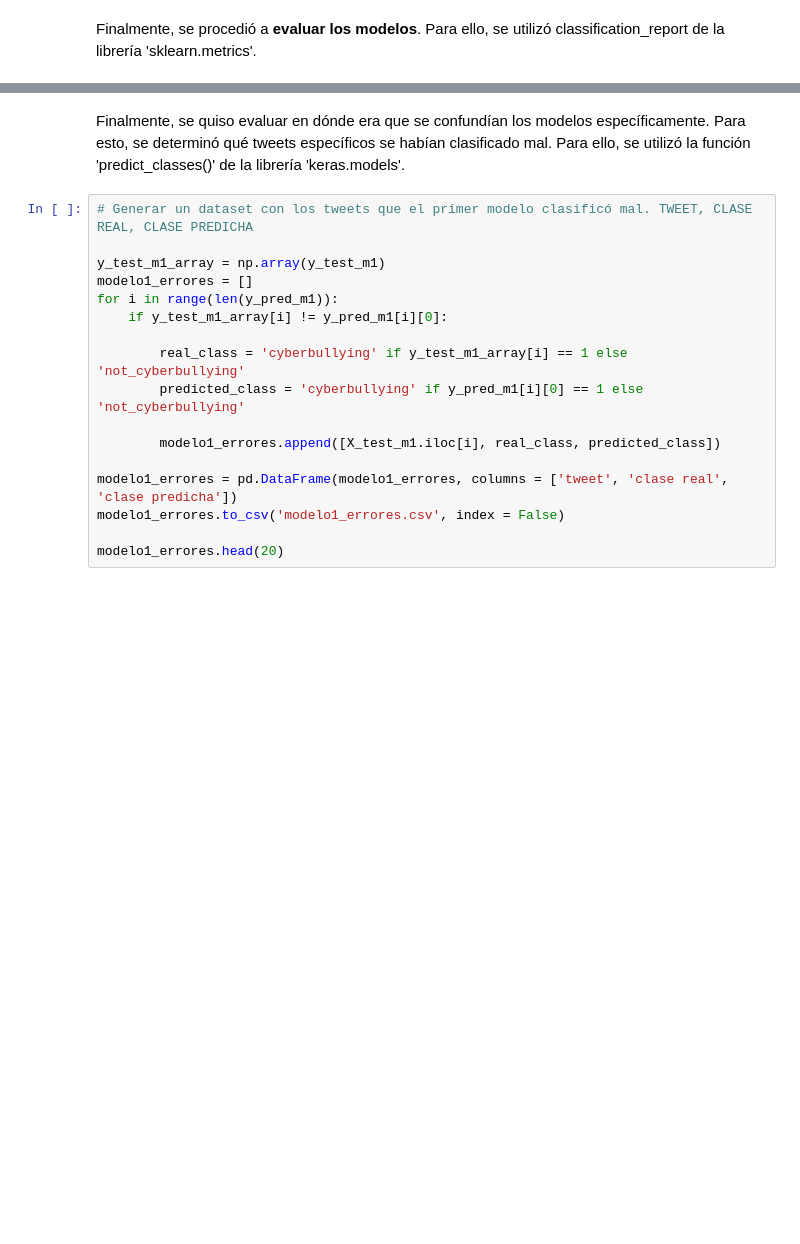
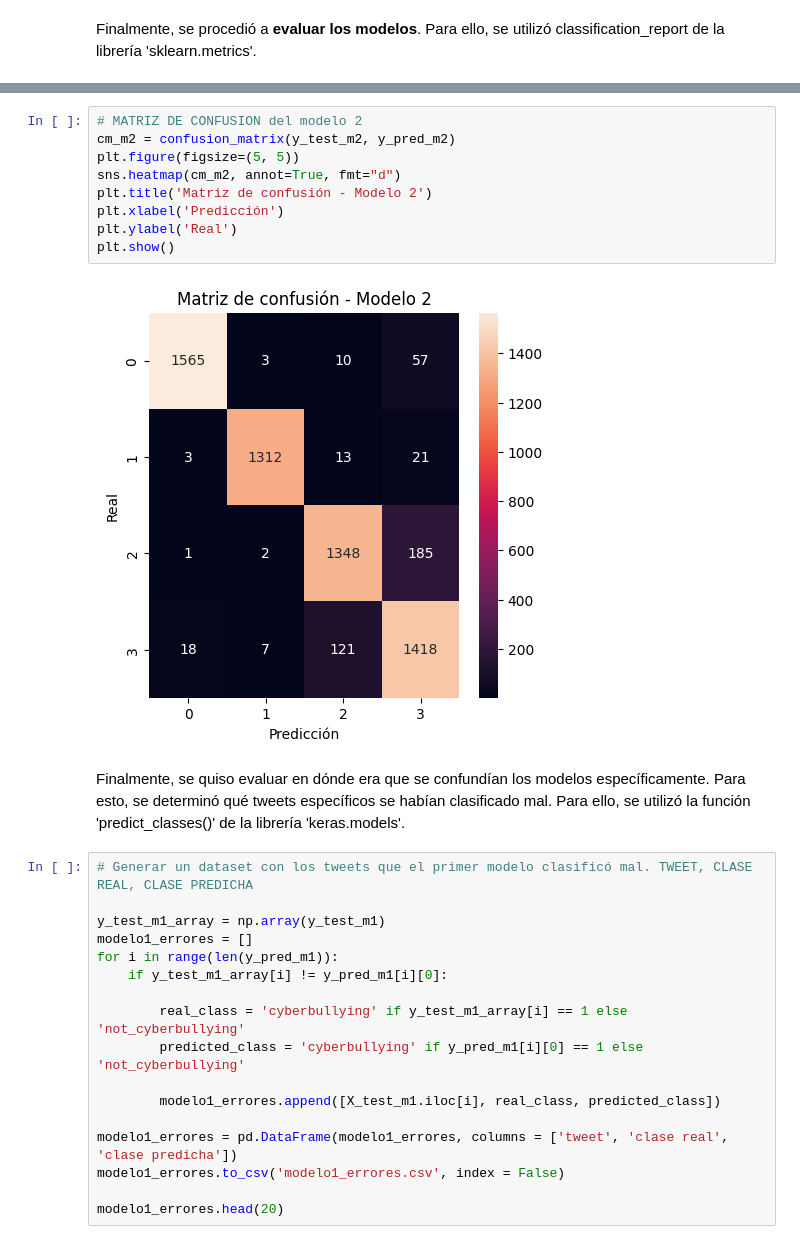
Before and after one commit to stefanoaragoni/ProyectoDeepLearning, a Jupyter notebook: proyecto.ipynb, the cells around one changed output, grey strips where cells are left out. Drawn from its saved outputs; the diff is of its cells as text; blank space fills up the shorter version.

```diff
--- a/proyecto.ipynb
+++ b/proyecto.ipynb
@@ -701,3 +715,14 @@ weighted avg       0.93      0.92      0.92      6084
+# %%
+# MATRIZ DE CONFUSION del modelo 2
+cm_m2 = confusion_matrix(y_test_m2, y_pred_m2)
+plt.figure(figsize=(5, 5))
+sns.heatmap(cm_m2, annot=True, fmt="d")
+plt.title('Matriz de confusión - Modelo 2')
+plt.xlabel('Predicción')
+plt.ylabel('Real')
+plt.show()
+# %% [output]
+[figure, added]
 # %% [markdown]
 Finalmente, se quiso evaluar en dónde era que se confundían los modelos específicamente. Para esto, se determinó qué tweets específicos se habían clasificado mal. Para ello, se utilizó la función 'predict_classes()' de la librería 'keras.models'.
 # %%
```
Also changed, not shown: parts of 16 cells of this notebook, 2 other files.
